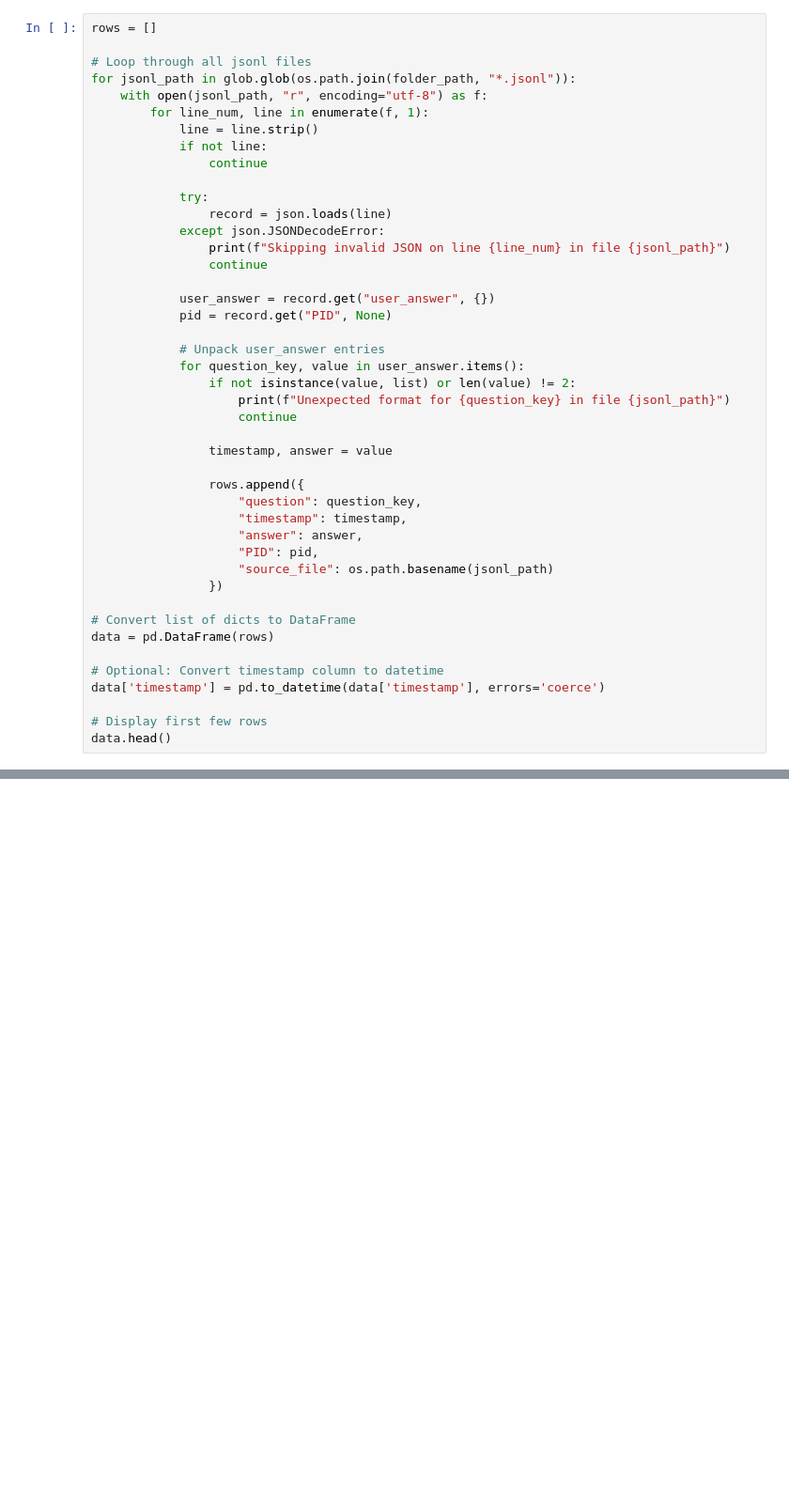
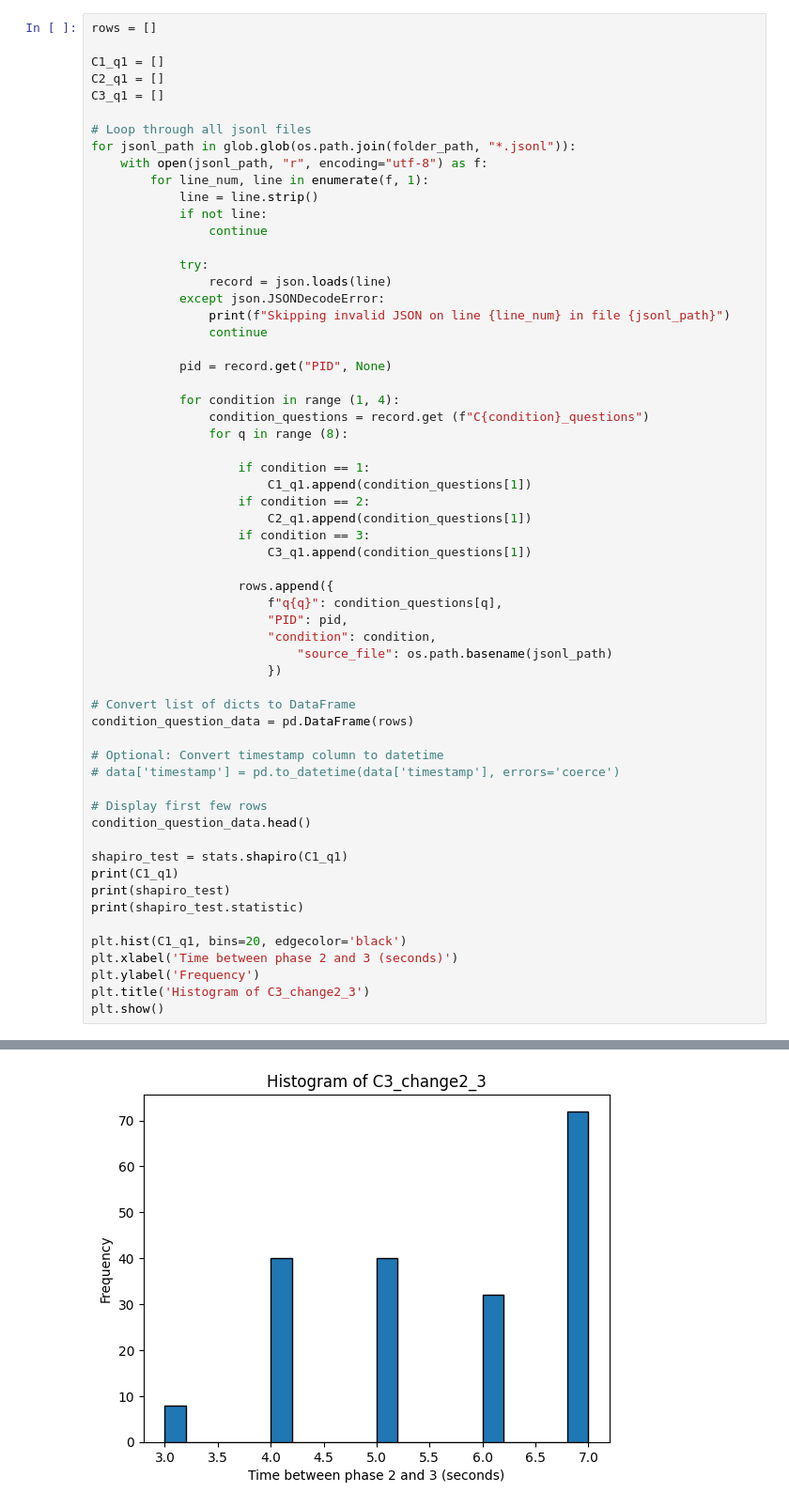
Before and after one commit to ondineg18/data_analysis, a Jupyter notebook: example.ipynb, the cells around one changed output, grey strips where cells are left out. Shown at 94% size. Saved outputs shown, nothing was run; the diff lists cells and outputs as text; blank space fills up the shorter version.

```diff
--- a/example.ipynb
+++ b/example.ipynb
@@ -16,6 +17,10 @@ import re
 folder_path = "study-data"
 # %%
 rows = []
+
+C1_q1 = []
+C2_q1 = []
+C3_q1 = []
 
 # Loop through all jsonl files
 for jsonl_path in glob.glob(os.path.join(folder_path, "*.jsonl")):
@@ -31,31 +36,43 @@ for jsonl_path in glob.glob(os.path.join(folder_path, "*.jsonl")):
                 print(f"Skipping invalid JSON on line {line_num} in file {jsonl_path}")
                 continue
 
-            user_answer = record.get("user_answer", {})
             pid = record.get("PID", None)
 
-            # Unpack user_answer entries
-            for question_key, value in user_answer.items():
-                if not isinstance(value, list) or len(value) != 2:
-                    print(f"Unexpected format for {question_key} in file {jsonl_path}")
-                    continue
+            for condition in range (1, 4):
+                condition_questions = record.get (f"C{condition}_questions")
+                for q in range (8):
 
-                timestamp, answer = value
+                    if condition == 1:
+                        C1_q1.append(condition_questions[1])
+                    if condition == 2:
+                        C2_q1.append(condition_questions[1])
+                    if condition == 3:
+                        C3_q1.append(condition_questions[1])
 
-                rows.append({
-                    "question": question_key,
-                    "timestamp": timestamp,
-                    "answer": answer,
-                    "PID": pid,
-                    "source_file": os.path.basename(jsonl_path)
-                })
+                    rows.append({
+                        f"q{q}": condition_questions[q],
+                        "PID": pid,
+                        "condition": condition,
+                            "source_file": os.path.basename(jsonl_path)
+                        })
 
 # Convert list of dicts to DataFrame
-data = pd.DataFrame(rows)
+condition_question_data = pd.DataFrame(rows)
 
 # Optional: Convert timestamp column to datetime
-data['timestamp'] = pd.to_datetime(data['timestamp'], errors='coerce')
+# data['timestamp'] = pd.to_datetime(data['timestamp'], errors='coerce')
 
 # Display first few rows
-data.head()
+condition_question_data.head()
+
+shapiro_test = stats.shapiro(C1_q1)
+print(C1_q1)
+print(shapiro_test)
+print(shapiro_test.statistic)
+
+plt.hist(C1_q1, bins=20, edgecolor='black')
+plt.xlabel('Time between phase 2 and 3 (seconds)')
+plt.ylabel('Frequency')
+plt.title('Histogram of C3_change2_3')
+plt.show()
 # %% [output]
@@ -67,0 +82 @@ data.head()
+[figure, added]
```
Also changed, not shown: parts of 9 cells of this notebook, 8 other files.
